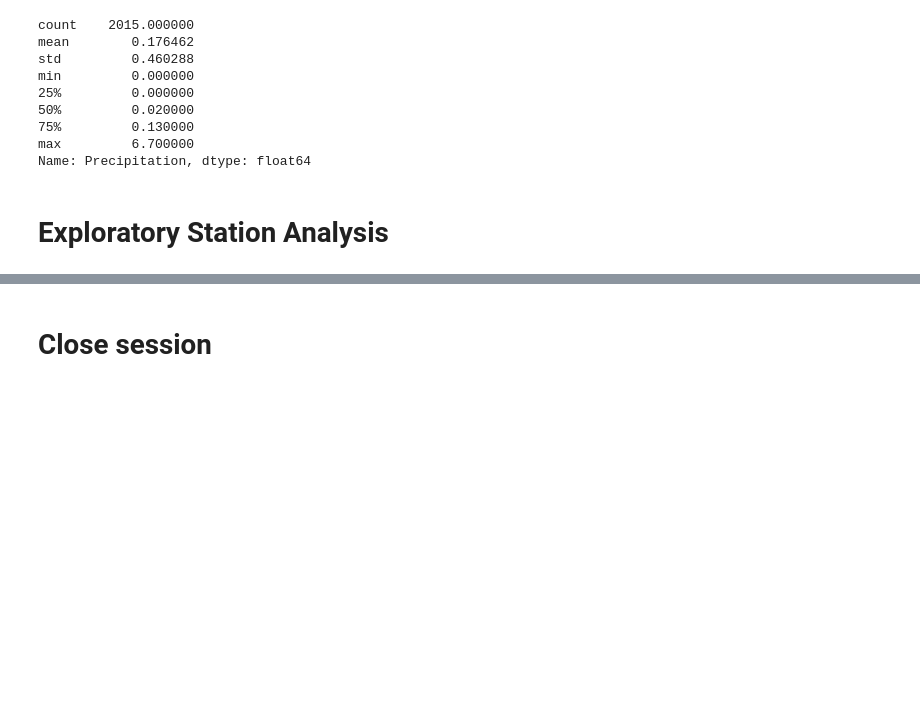
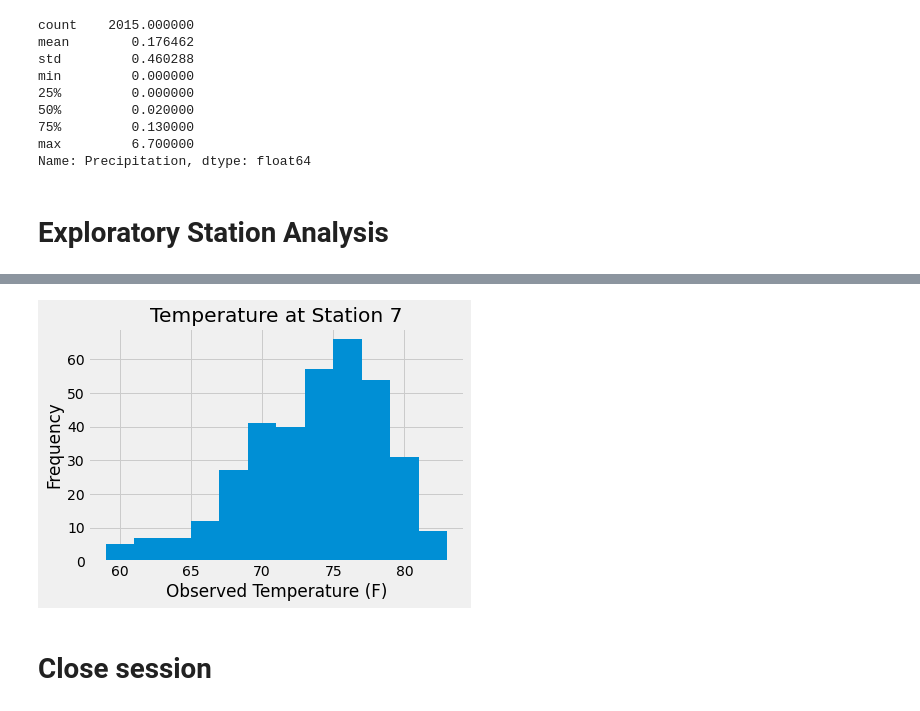
Before and after one commit to calvinluu96/sqlalchemy-challenge, a Jupyter notebook: climate.ipynb, the cells around one changed output, grey strips where cells are left out. Cells and saved outputs as stored; diff of their text form; code cells hidden in the pictures; blank space fills up the shorter version.

Commit message:
Completed station analysis

```diff
--- a/climate.ipynb
+++ b/climate.ipynb
@@ -139,3 +164,6 @@ Name: Precipitation, dtype: float64
 # %%
 # Using the most active station id
 # Query the last 12 months of temperature observation data for this station and plot the results as a histogram
+most_active_station = pd.read_sql("select * from Measurement m join Station s on m.station = s.station \
+                            where m.station = 'USC00519281' and date > '2016-08-18' ", session.bind)
+most_active_station.head()
@@ -142,3 +177,13 @@ Name: Precipitation, dtype: float64
+# %%
+# Plot the results as a histogram with bins=12
+most_active_station.hist(column='tobs', bins = 12)
+plt.title("Temperature at Station 7")
+plt.xlabel("Observed Temperature (F)")
+plt.ylabel("Frequency")
+plt.savefig("Station_Temp.png")
+plt.show()
+# %% [output]
+[figure, added]
 # %% [markdown]
 # Close session
 # %%
```
Also changed, not shown: parts of 4 cells of this notebook, 1 other file.
